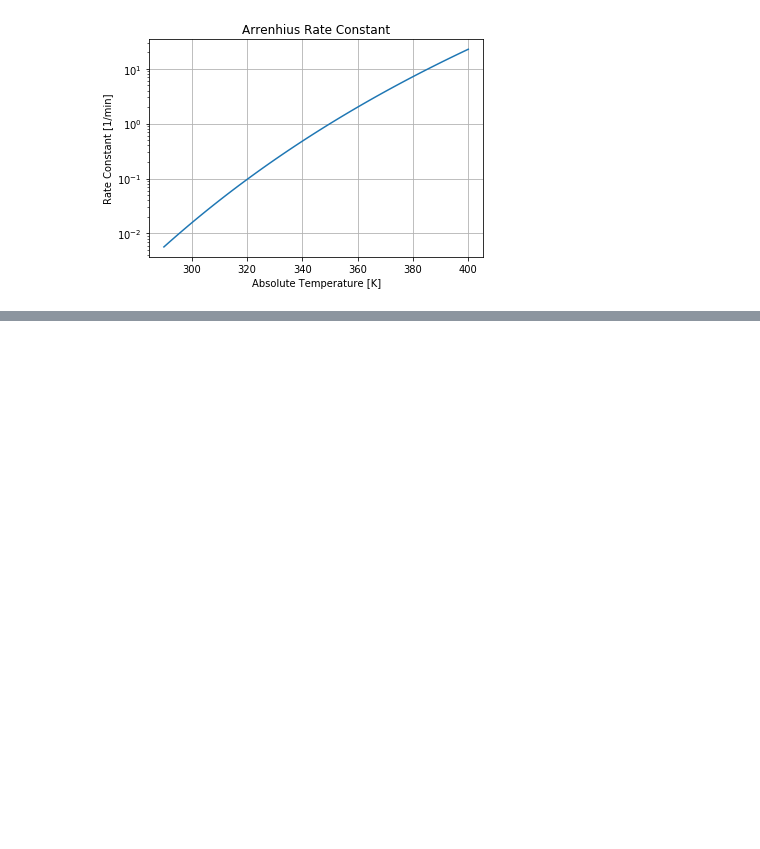
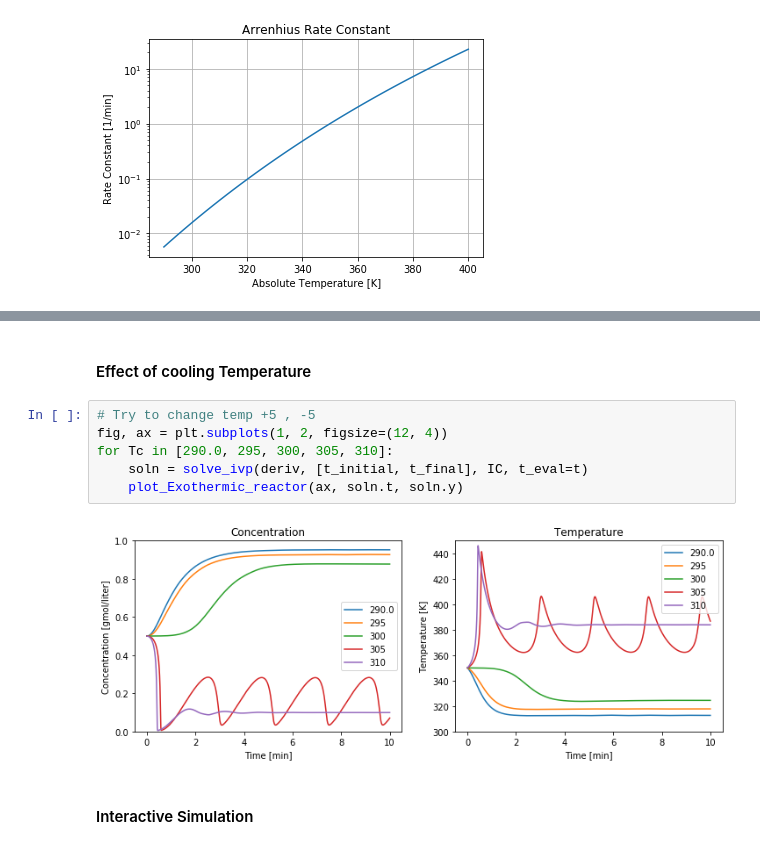
Before and after one commit to chaiwat47/CP3-Chaiwat-Klaewwigkij, a Jupyter notebook: Chemical_process_control/ProcessModelling/Exothermic_Continuous_Stirred_Tank_Reactor.ipynb, the cells around one changed output, grey strips where cells are left out. Saved outputs shown, nothing was run; the diff lists cells and outputs as text; blank space fills up the shorter version.

```diff
--- a/Chemical_process_control/ProcessModelling/Exothermic_Continuous_Stirred_Tank_Reactor.ipynb
+++ b/Chemical_process_control/ProcessModelling/Exothermic_Continuous_Stirred_Tank_Reactor.ipynb
@@ -39,0 +99,12 @@ plt.grid(); # hold grid
+# %% [markdown]
+#### Effect of cooling Temperature
+# %%
+# Try to change temp +5 , -5
+fig, ax = plt.subplots(1, 2, figsize=(12, 4))
+for Tc in [290.0, 295, 300, 305, 310]:
+    soln = solve_ivp(deriv, [t_initial, t_final], IC, t_eval=t)
+    plot_Exothermic_reactor(ax, soln.t, soln.y)
+# %% [output]
+[figure, added]
+# %% [markdown]
+#### Interactive Simulation
```
Also changed, not shown: parts of 15 cells of this notebook.
